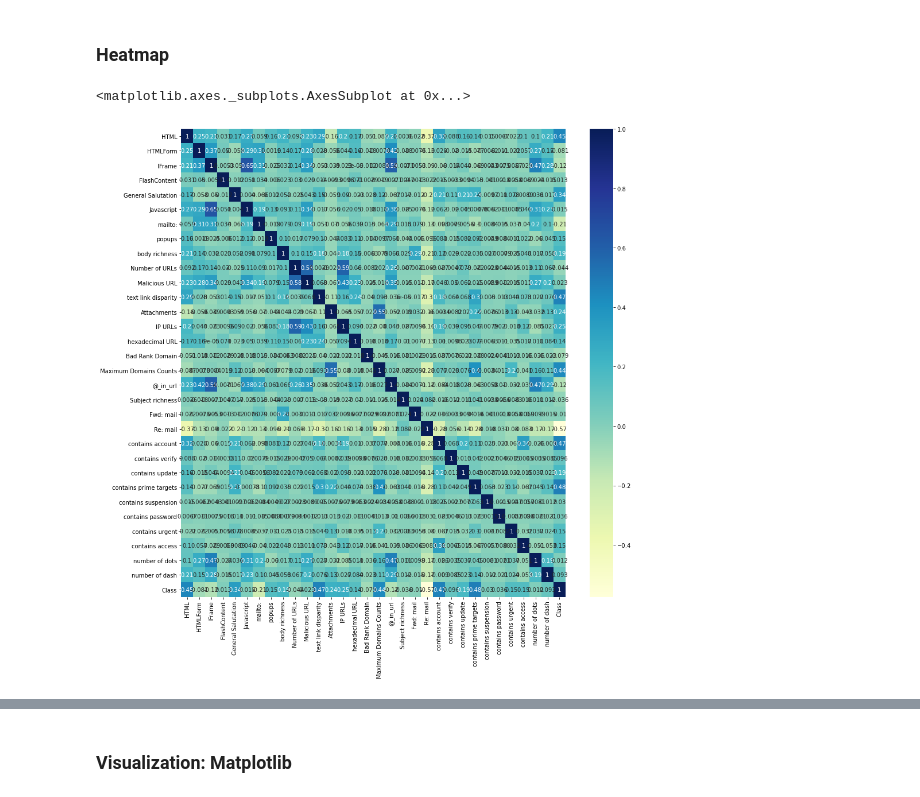
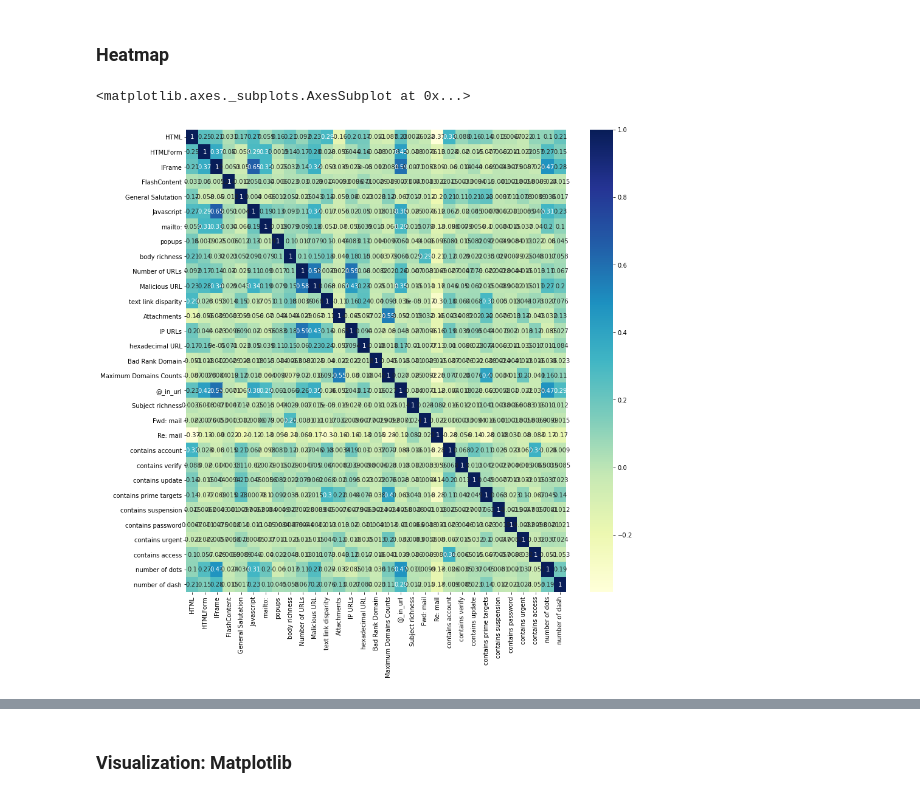
Before and after one commit to Vipin-Singh-Negi/Identify-Phishing-Mail, a Jupyter notebook: (TRIAL)PhishingMailClassifier.ipynb, the cells around one changed output, grey strips where cells are left out. Saved outputs shown, nothing was run; the diff lists cells and outputs as text; code cells hidden in the pictures.

```diff
--- a/(TRIAL)PhishingMailClassifier.ipynb
+++ b/(TRIAL)PhishingMailClassifier.ipynb
@@ -861,4 +857,7 @@ mails.describe()
 mails.drop_duplicates(keep = "first", inplace = True)
 print("Number of Ham class records: ",len(mails[mails['Class'] == 0]))
 print("Number of Phishing class records: ",len(mails[mails['Class'] == 1]))
+labels = mails['Class']
+mails.drop('Class',axis=1,inplace=True)
+mails.tail()
 # %% [output]
@@ -868,8 +872,8 @@ Number of Phishing class records:  1135
 ### Heatmap
 # %%
 %matplotlib inline
-plt.figure(figsize = (15,15))
+plt.figure(figsize = (14,14))
 sns.heatmap(mails.corr(),annot=True,cmap="YlGnBu")
 # %% [output]
 <matplotlib.axes._subplots.AxesSubplot at 0x...>
-[figure, old version]
+[figure, new version]
```
Also changed, not shown: parts of 79 cells of this notebook, 3 other files.
